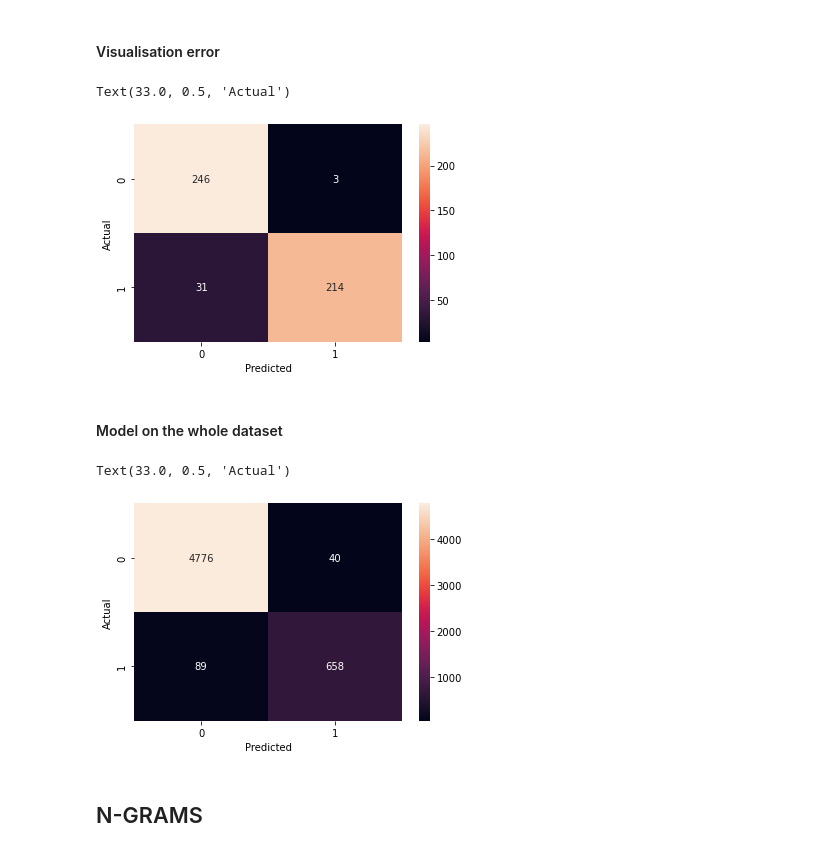
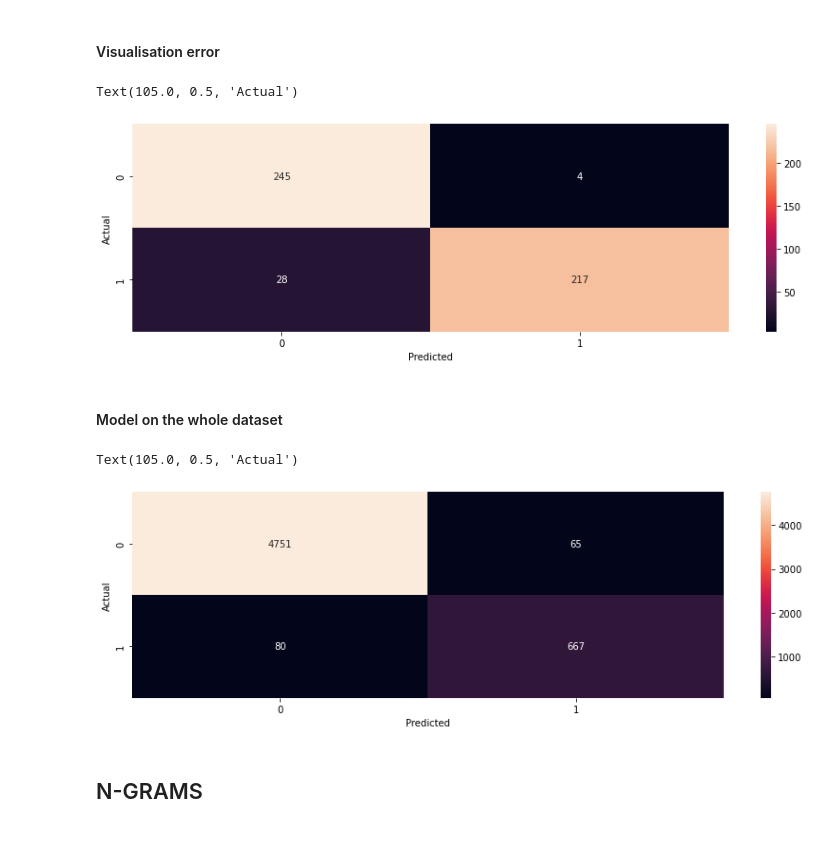
Before and after one commit to pablitocito/SPAM_detection, a Jupyter notebook: spam_notebook.ipynb, the cells around one changed output. Drawn from its saved outputs; the diff is of its cells as text; code cells hidden in the pictures.

```diff
--- a/spam_notebook.ipynb
+++ b/spam_notebook.ipynb
@@ -45,16 +46,22 @@ nlp = spacy.load("en_core_web_sm")
 #### Features extraction
 # %%
 #Count upper case
+from numpy import count_nonzero
+
+
 df_eng['count_upper']=df_eng.SMS.apply(lambda text: len(re.findall(r'[A-Z]',text))/len(text))
 
 #replace hours
 df_eng.SMS = df_eng.SMS.apply(lambda x: re.sub(r'\d+(,\d+)?(am|pm)' , 'hour',x))
 
-#Number of words containing letters and numbner
-df_eng['non_word']=df_eng.SMS.apply(lambda text: len(re.findall(r'[A-Z]',text)))
+#Number of words containing letters and number
+df_eng['count_nonword']=df_eng.SMS.apply(lambda text: len(re.findall(r'(?:[a-zA-Z]+[0-9]+|[0-9]+[a-zA-Z])[a-zA-Z0-9]*',text))/len(text))
+
 #Length message
+df_eng['length']=df_eng.SMS.apply(lambda text: len(text))
 
 #punctuation "..."
+df_eng['count_suspension']=df_eng.SMS.apply(lambda text: len(re.findall(r'\.\.\.',text)))
 # %% [markdown]
 ### Cleaning the sms
 # %%
@@ -224,8 +218,8 @@ df_model=pd.concat([df_model , tfidf_df],axis=1)
 # %%
 #Separate the training set in differents one
 X_model=df_model[df_model.columns.difference(['Nature', 'SMS','is_spam'])]
-y=df_model[['is_spam']]
-X_train, X_test, y_train, y_test = train_test_split( X_model, y, test_size=0.33, random_state=42)
+y_model=df_model[['is_spam']]
+X_train, X_test, y_train, y_test = train_test_split( X_model, y_model, test_size=0.33, random_state=42)
 
 
 #Train model
@@ -286,8 +280,8 @@ sns.heatmap(cm, annot = True, fmt = 'd')
 plt.xlabel('Predicted')
 plt.ylabel('Actual')
 # %% [output]
-Text(33.0, 0.5, 'Actual')
+Text(105.0, 0.5, 'Actual')
-[figure, old version]
+[figure, new version]
 # %% [markdown]
 #### Model on the whole dataset
 # %%
@@ -307,20 +305,29 @@ df_test=pd.concat([df_test , tfidf_df],axis=1)
 # %%
 df_test['is_spam']=df_test['Nature'].apply(lambda x: 1 if x=='spam'else 0)
 
+#initialise model
+
+clf_t = RandomForestClassifier(max_depth=2, random_state=0)
+X_model=X_model.loc[:,~X_model.columns.duplicated()]
+clf_t.fit(X_model, y_model)
+
 
 X=df_test[df_test.columns.difference(['Nature', 'SMS','is_spam'])]
-X=X[X_model.columns]
+X=X[np.intersect1d(X.columns, X_model.columns)]
+X=X.loc[:,~X.columns.duplicated()]
+
+
 y=df_test[['is_spam']]
-y_pred=clf.predict(X)
+y_pred=clf_t.predict(X)
 cm = confusion_matrix(y,y_pred)
 
 # creating a graph out of confusion matrix
 sns.heatmap(cm, annot = True, fmt = 'd')
 plt.xlabel('Predicted')
 plt.ylabel('Actual')
 # %% [output]
-Text(33.0, 0.5, 'Actual')
+Text(105.0, 0.5, 'Actual')
-[figure, old version]
+[figure, new version]
 # %% [markdown]
 ## N-GRAMS
 # %% [markdown]
```
Also changed, not shown: parts of 23 cells of this notebook.
